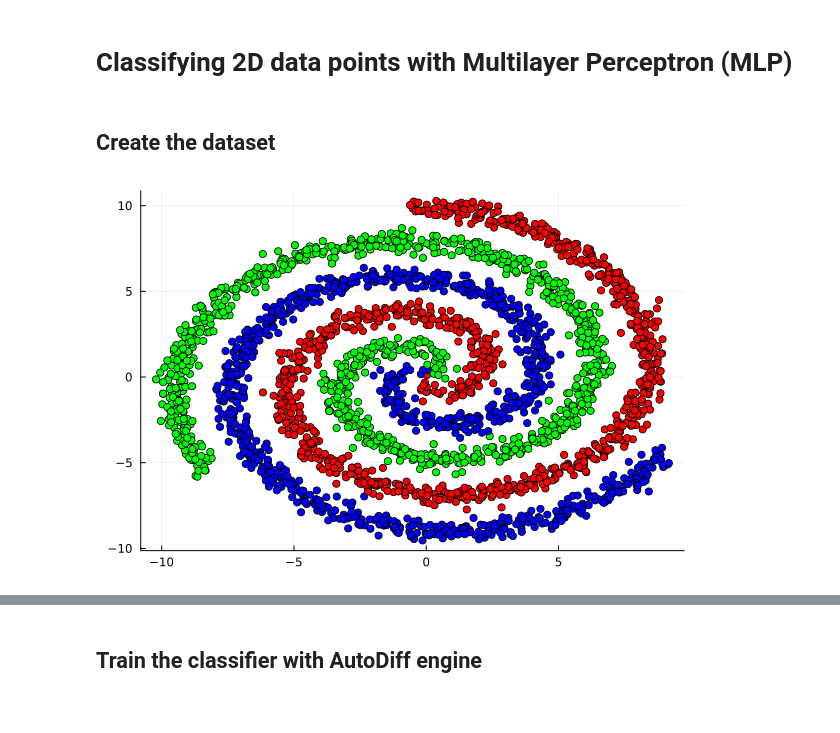
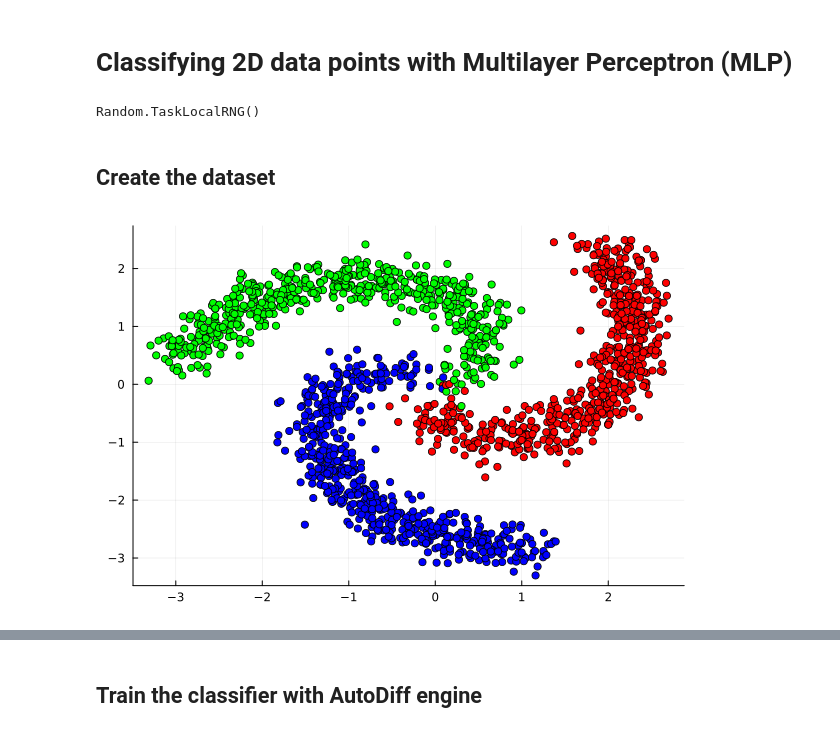
Before and after one commit to vadim-mychko/AutoDiff.jl, a Jupyter notebook: examples/mlp_classifier.ipynb, the cells around one changed output, grey strips where cells are left out. Saved outputs shown, nothing was run; the diff lists cells and outputs as text; code cells hidden in the pictures.

Commit message:
extend the example on MLP, try to classify using AutoDiff.jl

```diff
--- a/examples/mlp_classifier.ipynb
+++ b/examples/mlp_classifier.ipynb
@@ -2,10 +2,15 @@
 # Classifying 2D data points with Multilayer Perceptron (MLP)
 # %%
 using AutoDiff
+using Printf
 
-import Plots: scatter
+import Plots: scatter, scatter!, plot, contourf!, display
 import Distributions: Normal
-import Random: shuffle
+import Random: shuffle, seed!
+
+seed!(42)
+# %% [output]
+Random.TaskLocalRNG()
 # %% [markdown]
 ## Create the dataset
 # %%
@@ -16,38 +21,36 @@ function create_spiral_arm(n_points, arm_index, n_arms, noise_level)
     x = zeros(n_points)
     y = zeros(n_points)
     labels = fill(arm_index, n_points)
 
     # Constants to control the spiral arms
     theta_offset = 2 * π * arm_index / n_arms
-    max_radius = 10
+    max_radius = 3
 
     for i in 1:n_points
         # Generate points along a spiral arm
         radius = max_radius * sqrt(i / n_points)
         theta = radius + theta_offset
         x[i] = radius * cos(theta)
         y[i] = radius * sin(theta)
 
         # Add random noise
         x[i] += rand(Normal(0, noise_level))
         y[i] += rand(Normal(0, noise_level))
     end
 
     return hcat(x, y, labels)
 end
 
-n_points_per_arm = 1000  # Number of points per arm
-n_arms = 3               # Number of arms
-noise_level = 0.3        # Noise level
+n_points_per_arm = 600  # Number of points per arm
+n_arms = 3              # Number of arms
+noise_level = 0.2       # Noise level
 
 # Generate the spiral data
 data = vcat([create_spiral_arm(n_points_per_arm, i, n_arms, noise_level) for i in 1:n_arms]...)
 
 # Shuffle the data
 data = data[shuffle(1:end), :]
-data, labels = data[:, 1:2], data[:, 3]
 
-# Plot
-scatter(data[:, 1], data[:, 2], marker_z=labels, color=:brg, legend=false)
+scatter(data[:, 1], data[:, 2], marker_z=data[:, 3], color=:brg, legend=false)
 # %% [output]
-[figure, old version]
+[figure, new version]
```
Also changed, not shown: parts of 5 cells of this notebook.
